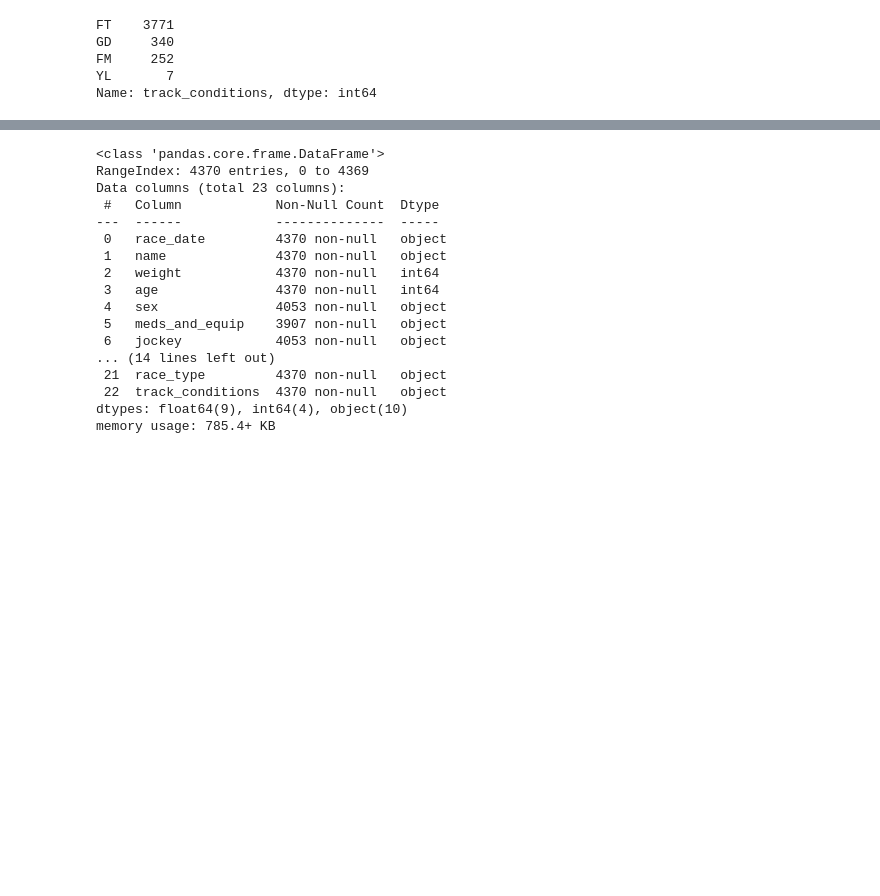
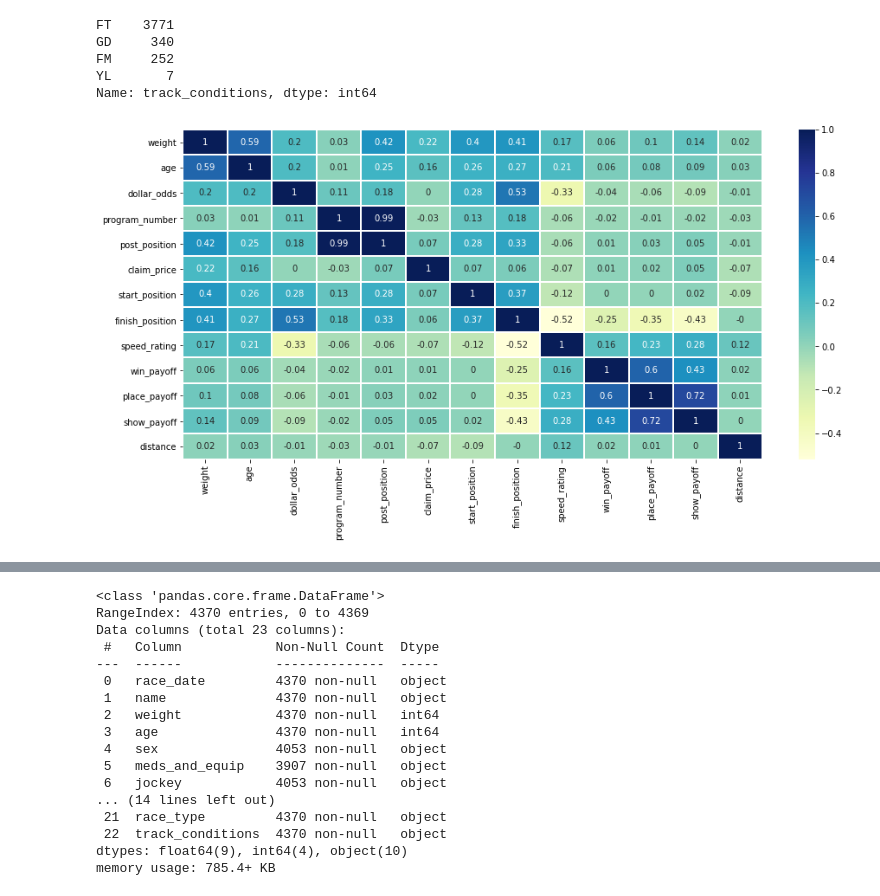
Before and after one commit to AI-at-GBC/Woodbine-Racetrack, a Jupyter notebook: Woodbine_project.ipynb, the cells around one changed output, grey strips where cells are left out. Drawn from its saved outputs; the diff is of its cells as text; code cells hidden in the pictures; blank space fills up the shorter version.

Commit message:
New EDA supporting graphs
I have added 6 graphic explanation for our EDA process. Please take a look and let me know if it need changes.

```diff
--- a/Woodbine_project.ipynb
+++ b/Woodbine_project.ipynb
@@ -432,3 +436,13 @@ GD     340
 FM     252
 YL       7
 Name: track_conditions, dtype: int64
+# %%
+heatmap_columns = df.drop(['race_date','track', 'card_id', 'breed', 'finish_time'], axis=1)
+matrix = heatmap_columns.corr().round(2)
+f, ax = plt.subplots(figsize =(15, 7))
+sns.heatmap(matrix, annot=True,linewidths = 0.1,cmap ="YlGnBu")
+plt.show()
+
+#Lets see the correlation between features in our dataset
+# %% [output]
+[figure, added]
```
Also changed, not shown: parts of 8 cells of this notebook.
